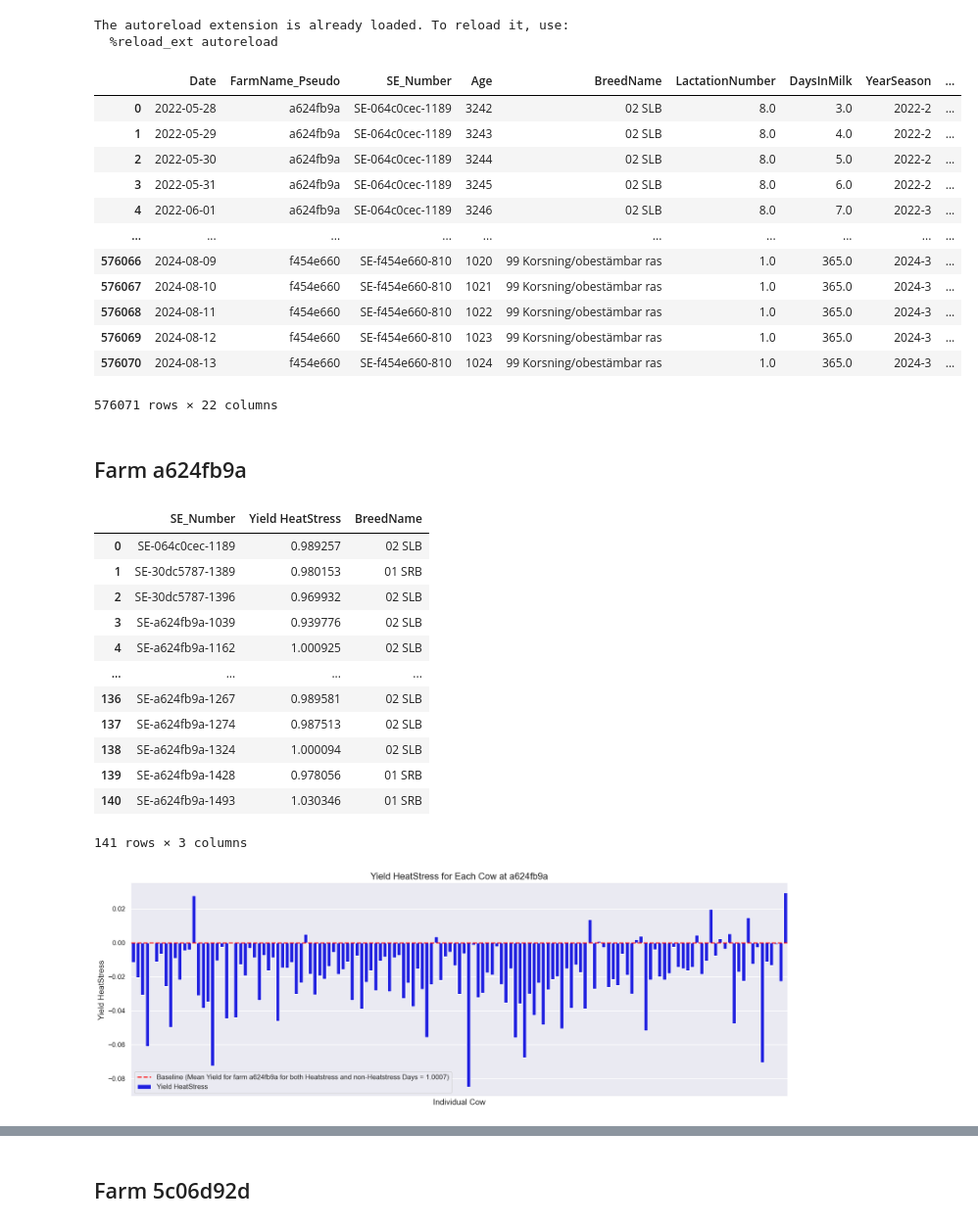
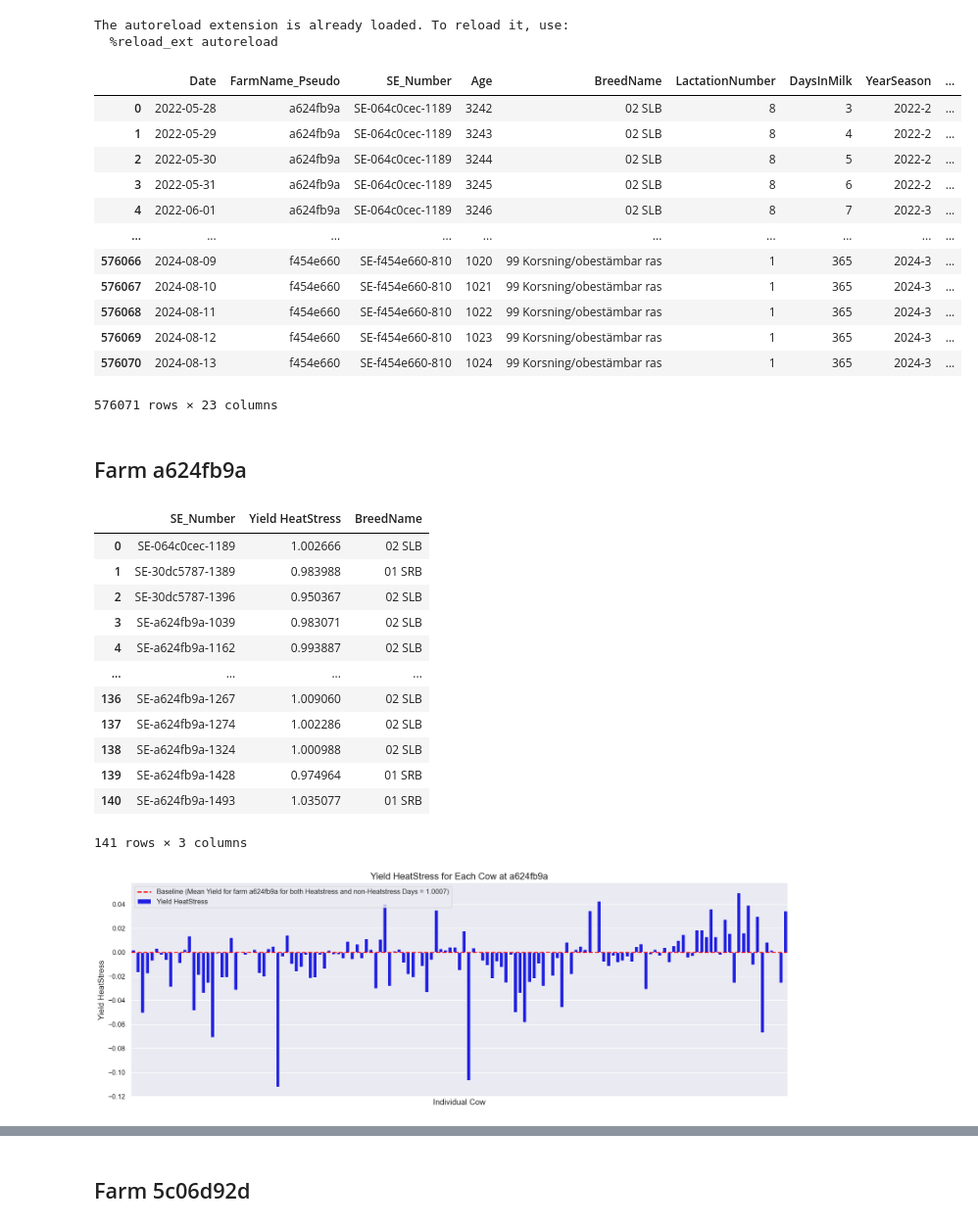
Before and after one commit to jockepolis/HeatStressEvaluationSummer24, a Jupyter notebook: ModelingIndividualsYield/BLR_IndividualYieldHeatStress.ipynb, the cells around one changed output, grey strips where cells are left out. Shown at 98% size. Drawn from its saved outputs; the diff is of its cells as text; code cells hidden in the pictures.

```diff
--- a/ModelingIndividualsYield/BLR_IndividualYieldHeatStress.ipynb
+++ b/ModelingIndividualsYield/BLR_IndividualYieldHeatStress.ipynb
@@ -16,45 +16,46 @@ The autoreload extension is already loaded. To reload it, use:
 # %%
 dtype_dict = {
     'Date': 'str',
     'FarmName_Pseudo': 'str',
     'SE_Number': 'str',
     'Age': 'Int64',
     'BreedName': 'str',
     'DailyYield': 'float',
     'PreviousDailyYield': 'float',
     'DailyYieldChange': 'float',
-    'DaysInMilk': 'float',
+    'DaysInMilk': 'Int64',
     'YearSeason': 'str',
-    'LactationNumber': 'float',
+    'LactationNumber': 'Int64',
     'ExpectedYield': 'float',
     'NormalizedDailyYield': 'float',
     'NormalizedDailyYieldChange': 'float',
     'HeatStress': 'Int64',
     'Temp15Threshold': 'Int64',
     'HW': 'Int64',
     'cum_HW': 'Int64',
     'MeanTemperature': 'float',
     'MeanTHI_adj': 'float',
-    'FarmHeatStressMilkProduction': 'float'
+    'HeatLoad': 'float',
+    'CumulativeHeatLoad': 'float',
 }
 
-milk_data = pd.read_csv('../Data/MergedData/BLRMilkFarmYieldData.csv', dtype=dtype_dict)
+milk_data = pd.read_csv('../Data/MergedData/HeatApproachYieldDataTest.csv', dtype=dtype_dict)
 milk_data['Date'] = pd.to_datetime(milk_data['Date'], format='%Y-%m-%d')
 milk_data.head(-5)
 # %% [output]
 |  | Date | FarmName_Pseudo | SE_Number | Age | BreedName | LactationNumber | DaysInMilk | YearSeason | ... |
-| 0 | 2022-05-28 | a624fb9a | SE-064c0cec-1189 | 3242 | 02 SLB | 8.0 | 3.0 | 2022-2 | ... |
-| 1 | 2022-05-29 | a624fb9a | SE-064c0cec-1189 | 3243 | 02 SLB | 8.0 | 4.0 | 2022-2 | ... |
-| 2 | 2022-05-30 | a624fb9a | SE-064c0cec-1189 | 3244 | 02 SLB | 8.0 | 5.0 | 2022-2 | ... |
-| 3 | 2022-05-31 | a624fb9a | SE-064c0cec-1189 | 3245 | 02 SLB | 8.0 | 6.0 | 2022-2 | ... |
-| 4 | 2022-06-01 | a624fb9a | SE-064c0cec-1189 | 3246 | 02 SLB | 8.0 | 7.0 | 2022-3 | ... |
+| 0 | 2022-05-28 | a624fb9a | SE-064c0cec-1189 | 3242 | 02 SLB | 8 | 3 | 2022-2 | ... |
+| 1 | 2022-05-29 | a624fb9a | SE-064c0cec-1189 | 3243 | 02 SLB | 8 | 4 | 2022-2 | ... |
+| 2 | 2022-05-30 | a624fb9a | SE-064c0cec-1189 | 3244 | 02 SLB | 8 | 5 | 2022-2 | ... |
+| 3 | 2022-05-31 | a624fb9a | SE-064c0cec-1189 | 3245 | 02 SLB | 8 | 6 | 2022-2 | ... |
+| 4 | 2022-06-01 | a624fb9a | SE-064c0cec-1189 | 3246 | 02 SLB | 8 | 7 | 2022-3 | ... |
 | ... | ... | ... | ... | ... | ... | ... | ... | ... | ... |
-| 576066 | 2024-08-09 | f454e660 | SE-f454e660-810 | 1020 | 99 Korsning/obestämbar ras | 1.0 | 365.0 | 2024-3 | ... |
-| 576067 | 2024-08-10 | f454e660 | SE-f454e660-810 | 1021 | 99 Korsning/obestämbar ras | 1.0 | 365.0 | 2024-3 | ... |
-| 576068 | 2024-08-11 | f454e660 | SE-f454e660-810 | 1022 | 99 Korsning/obestämbar ras | 1.0 | 365.0 | 2024-3 | ... |
-| 576069 | 2024-08-12 | f454e660 | SE-f454e660-810 | 1023 | 99 Korsning/obestämbar ras | 1.0 | 365.0 | 2024-3 | ... |
-| 576070 | 2024-08-13 | f454e660 | SE-f454e660-810 | 1024 | 99 Korsning/obestämbar ras | 1.0 | 365.0 | 2024-3 | ... |
+| 576066 | 2024-08-09 | f454e660 | SE-f454e660-810 | 1020 | 99 Korsning/obestämbar ras | 1 | 365 | 2024-3 | ... |
+| 576067 | 2024-08-10 | f454e660 | SE-f454e660-810 | 1021 | 99 Korsning/obestämbar ras | 1 | 365 | 2024-3 | ... |
+| 576068 | 2024-08-11 | f454e660 | SE-f454e660-810 | 1022 | 99 Korsning/obestämbar ras | 1 | 365 | 2024-3 | ... |
+| 576069 | 2024-08-12 | f454e660 | SE-f454e660-810 | 1023 | 99 Korsning/obestämbar ras | 1 | 365 | 2024-3 | ... |
+| 576070 | 2024-08-13 | f454e660 | SE-f454e660-810 | 1024 | 99 Korsning/obestämbar ras | 1 | 365 | 2024-3 | ... |
-576071 rows × 22 columns
+576071 rows × 23 columns
 # %% [markdown]
 ## Farm a624fb9a
 # %%
@@ -139,17 +140,17 @@ results_df = results_df.merge(unique_breed_data, on='SE_Number', how='left')
 results_df
 # %% [output]
 |  | SE_Number | Yield HeatStress | BreedName |
-| 0 | SE-064c0cec-1189 | 0.989257 | 02 SLB |
-| 1 | SE-30dc5787-1389 | 0.980153 | 01 SRB |
-| 2 | SE-30dc5787-1396 | 0.969932 | 02 SLB |
-| 3 | SE-a624fb9a-1039 | 0.939776 | 02 SLB |
-| 4 | SE-a624fb9a-1162 | 1.000925 | 02 SLB |
+| 0 | SE-064c0cec-1189 | 1.002666 | 02 SLB |
+| 1 | SE-30dc5787-1389 | 0.983988 | 01 SRB |
+| 2 | SE-30dc5787-1396 | 0.950367 | 02 SLB |
+| 3 | SE-a624fb9a-1039 | 0.983071 | 02 SLB |
+| 4 | SE-a624fb9a-1162 | 0.993887 | 02 SLB |
 | ... | ... | ... | ... |
-| 136 | SE-a624fb9a-1267 | 0.989581 | 02 SLB |
-| 137 | SE-a624fb9a-1274 | 0.987513 | 02 SLB |
-| 138 | SE-a624fb9a-1324 | 1.000094 | 02 SLB |
-| 139 | SE-a624fb9a-1428 | 0.978056 | 01 SRB |
-| 140 | SE-a624fb9a-1493 | 1.030346 | 01 SRB |
+| 136 | SE-a624fb9a-1267 | 1.009060 | 02 SLB |
+| 137 | SE-a624fb9a-1274 | 1.002286 | 02 SLB |
+| 138 | SE-a624fb9a-1324 | 1.000988 | 02 SLB |
+| 139 | SE-a624fb9a-1428 | 0.974964 | 01 SRB |
+| 140 | SE-a624fb9a-1493 | 1.035077 | 01 SRB |
 141 rows × 3 columns
 # %%
 # Calculate the baseline
@@ -178,5 +179,5 @@ plt.yticks(fontsize=12)
 plt.tight_layout()
 plt.show()
 # %% [output]
-[figure, old version]
+[figure, new version]
 # %%
```
Also changed, not shown: parts of 14 cells of this notebook, 1 other file.
